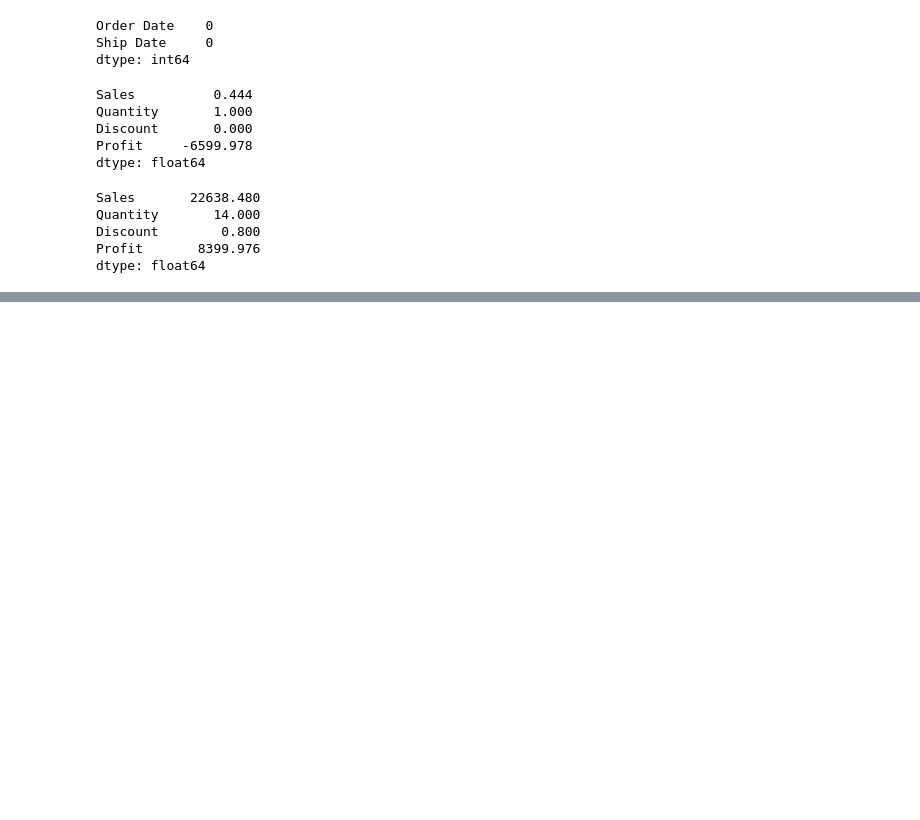
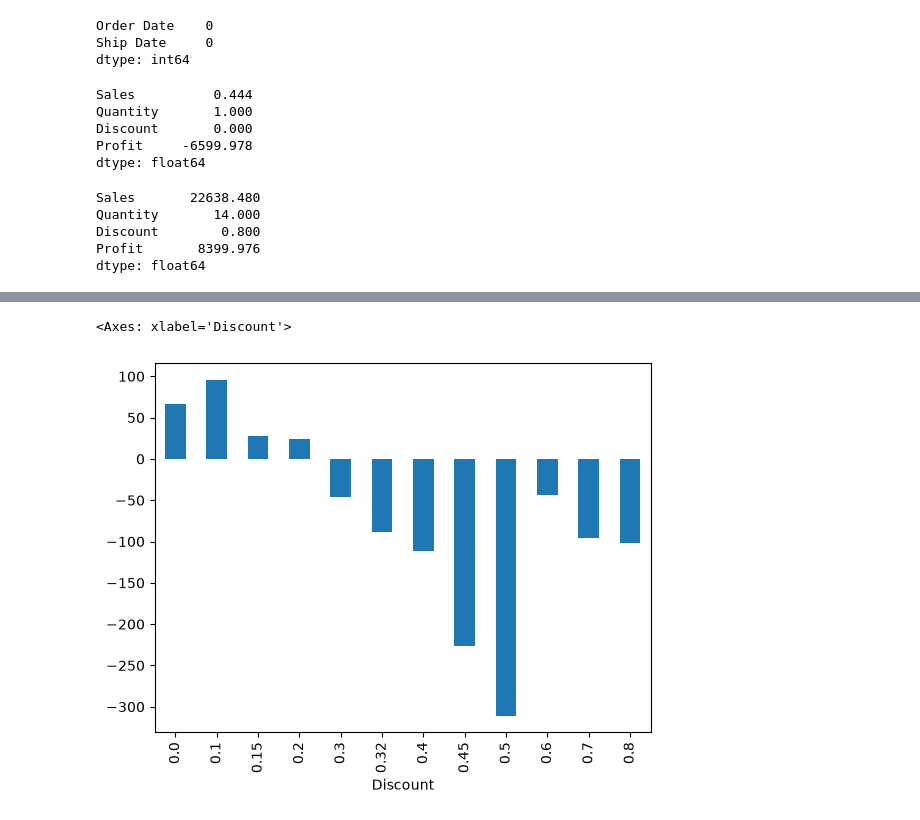
Before and after one commit to enzoy-dev/Ecommerce-sales, a Jupyter notebook: notebooks/01_analysis.ipynb, the cells around one changed output, grey strips where cells are left out. Cells and saved outputs as stored; diff of their text form; code cells hidden in the pictures; blank space fills up the shorter version.

```diff
--- a/notebooks/01_analysis.ipynb
+++ b/notebooks/01_analysis.ipynb
@@ -134,0 +225,7 @@ df["Shipping Days"] = (df["Ship Date"] - df["Order Date"]).dt.days
+# %%
+discount_profit = df.groupby("Discount")["Profit"].mean()
+
+discount_profit.plot(kind="bar")
+# %% [output]
+<Axes: xlabel='Discount'>
+[figure, added]
```
Also changed, not shown: parts of 37 cells of this notebook.
